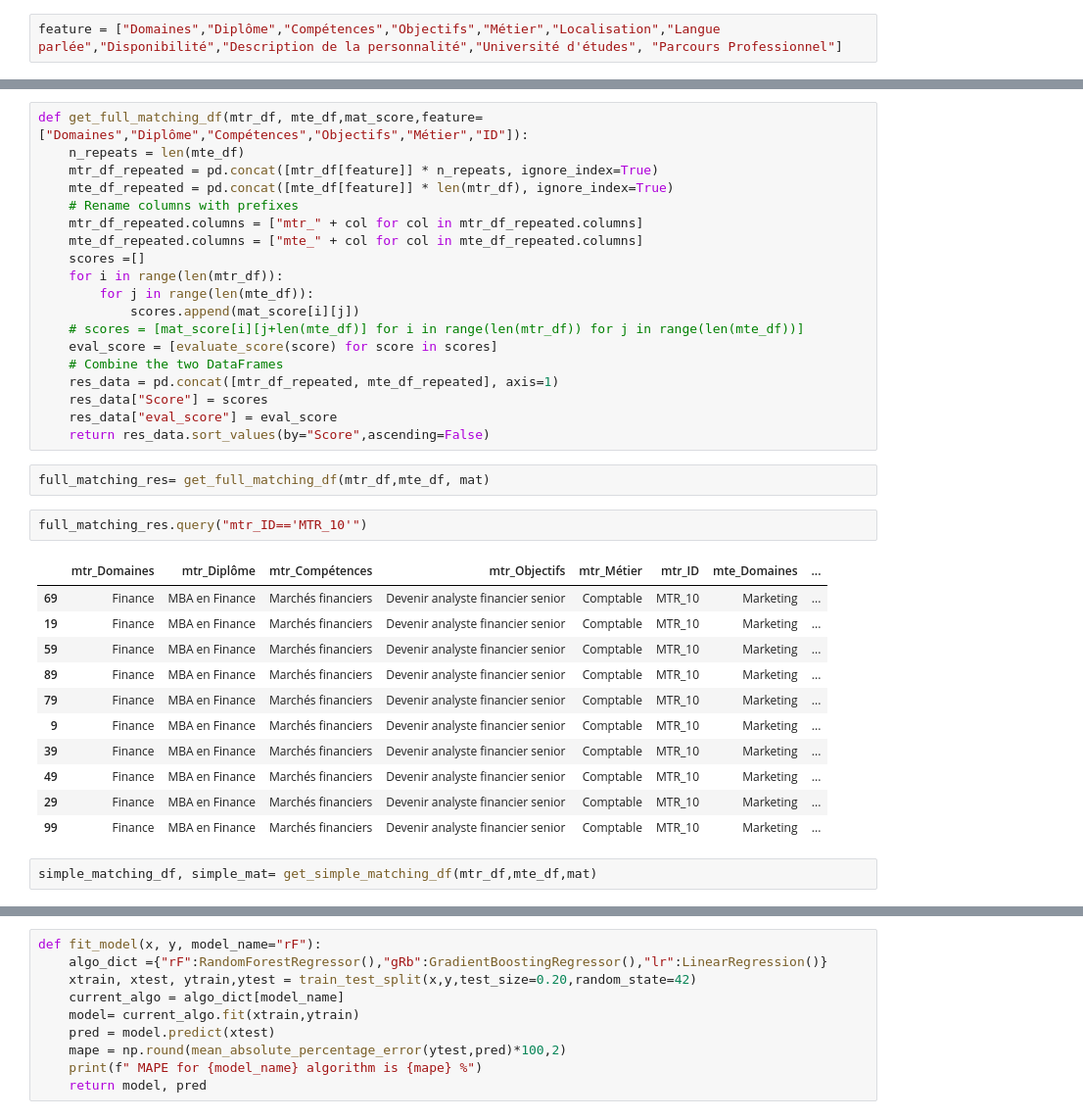
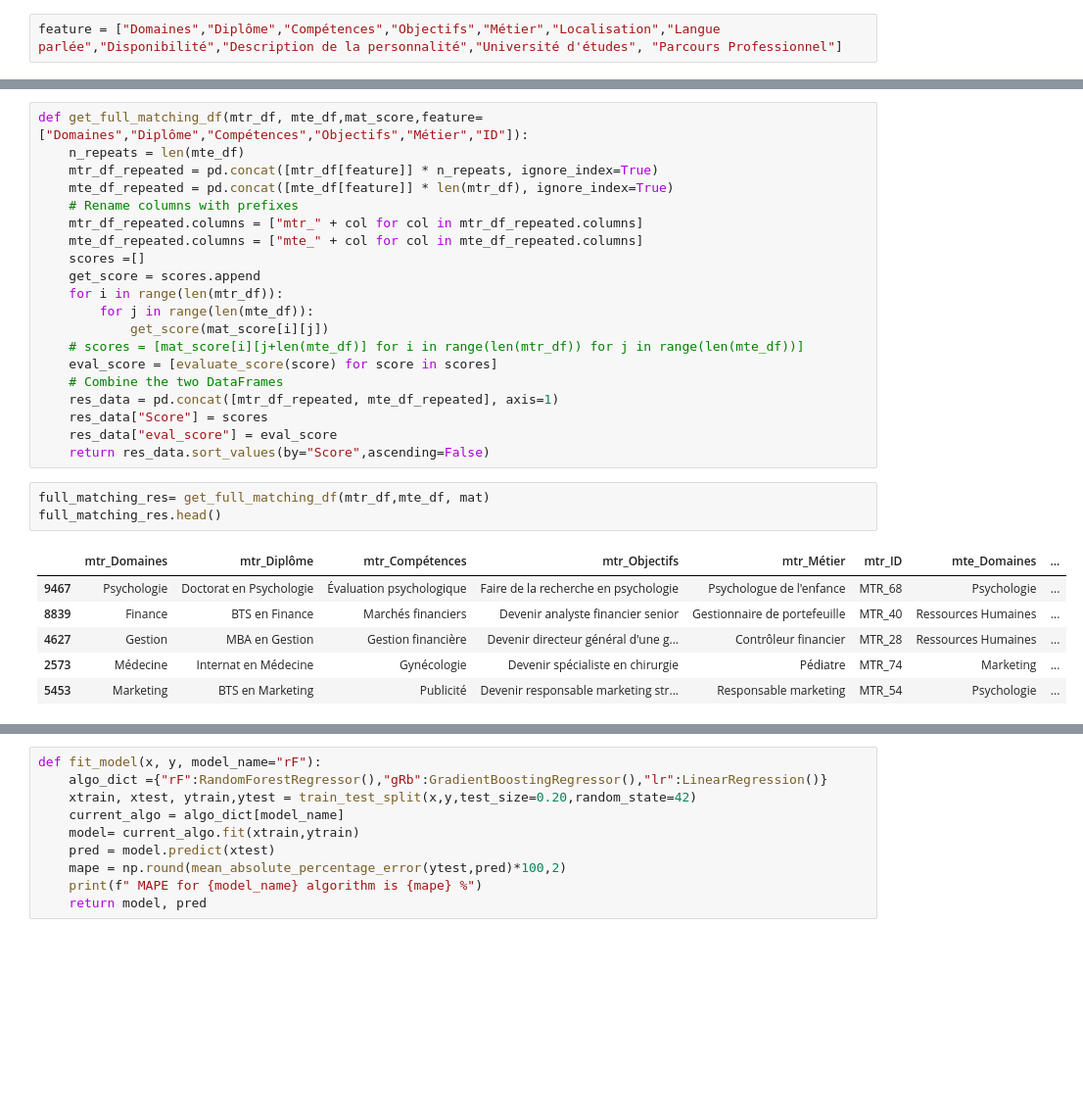
Before and after one commit to MariefloChm/Projet_intensif, a Jupyter notebook: generate_data.ipynb, the cells around one changed output, grey strips where cells are left out. Shown at 98% size. Drawn from its saved outputs; the diff is of its cells as text; blank space fills up the shorter version.

```diff
--- a/generate_data.ipynb
+++ b/generate_data.ipynb
@@ -428,9 +401,10 @@ def get_full_matching_df(mtr_df, mte_df,mat_score,feature=["Domaines","Diplôme"
     mtr_df_repeated.columns = ["mtr_" + col for col in mtr_df_repeated.columns]
     mte_df_repeated.columns = ["mte_" + col for col in mte_df_repeated.columns]
     scores =[]
+    get_score = scores.append
     for i in range(len(mtr_df)):
         for j in range(len(mte_df)):
-            scores.append(mat_score[i][j])
+            get_score(mat_score[i][j])
     # scores = [mat_score[i][j+len(mte_df)] for i in range(len(mtr_df)) for j in range(len(mte_df))]
     eval_score = [evaluate_score(score) for score in scores]
     # Combine the two DataFrames
@@ -440,19 +414,11 @@ def get_full_matching_df(mtr_df, mte_df,mat_score,feature=["Domaines","Diplôme"
     return res_data.sort_values(by="Score",ascending=False)
 # %%
 full_matching_res= get_full_matching_df(mtr_df,mte_df, mat)
+full_matching_res.head()
+# %% [output]
+|  | mtr_Domaines | mtr_Diplôme | mtr_Compétences | mtr_Objectifs | mtr_Métier | mtr_ID | mte_Domaines | ... |
+| 9467 | Psychologie | Doctorat en Psychologie | Évaluation psychologique | Faire de la recherche en psychologie | Psychologue de l'enfance | MTR_68 | Psychologie | ... |
+| 8839 | Finance | BTS en Finance | Marchés financiers | Devenir analyste financier senior | Gestionnaire de portefeuille | MTR_40 | Ressources Humaines | ... |
+| 4627 | Gestion | MBA en Gestion | Gestion financière | Devenir directeur général d'une g... | Contrôleur financier | MTR_28 | Ressources Humaines | ... |
+| 2573 | Médecine | Internat en Médecine | Gynécologie | Devenir spécialiste en chirurgie | Pédiatre | MTR_74 | Marketing | ... |
+| 5453 | Marketing | BTS en Marketing | Publicité | Devenir responsable marketing str... | Responsable marketing | MTR_54 | Psychologie | ... |
-# %%
-full_matching_res.query("mtr_ID=='MTR_10'")
-# %% [output]
-|  | mtr_Domaines | mtr_Diplôme | mtr_Compétences | mtr_Objectifs | mtr_Métier | mtr_ID | mte_Domaines | ... |
-| 69 | Finance | MBA en Finance | Marchés financiers | Devenir analyste financier senior | Comptable | MTR_10 | Marketing | ... |
-| 19 | Finance | MBA en Finance | Marchés financiers | Devenir analyste financier senior | Comptable | MTR_10 | Marketing | ... |
-| 59 | Finance | MBA en Finance | Marchés financiers | Devenir analyste financier senior | Comptable | MTR_10 | Marketing | ... |
-| 89 | Finance | MBA en Finance | Marchés financiers | Devenir analyste financier senior | Comptable | MTR_10 | Marketing | ... |
-| 79 | Finance | MBA en Finance | Marchés financiers | Devenir analyste financier senior | Comptable | MTR_10 | Marketing | ... |
-| 9 | Finance | MBA en Finance | Marchés financiers | Devenir analyste financier senior | Comptable | MTR_10 | Marketing | ... |
-| 39 | Finance | MBA en Finance | Marchés financiers | Devenir analyste financier senior | Comptable | MTR_10 | Marketing | ... |
-| 49 | Finance | MBA en Finance | Marchés financiers | Devenir analyste financier senior | Comptable | MTR_10 | Marketing | ... |
-| 29 | Finance | MBA en Finance | Marchés financiers | Devenir analyste financier senior | Comptable | MTR_10 | Marketing | ... |
-| 99 | Finance | MBA en Finance | Marchés financiers | Devenir analyste financier senior | Comptable | MTR_10 | Marketing | ... |
-# %%
-simple_matching_df, simple_mat= get_simple_matching_df(mtr_df,mte_df,mat)
```
Also changed, not shown: parts of 75 cells of this notebook, 2 other files.
